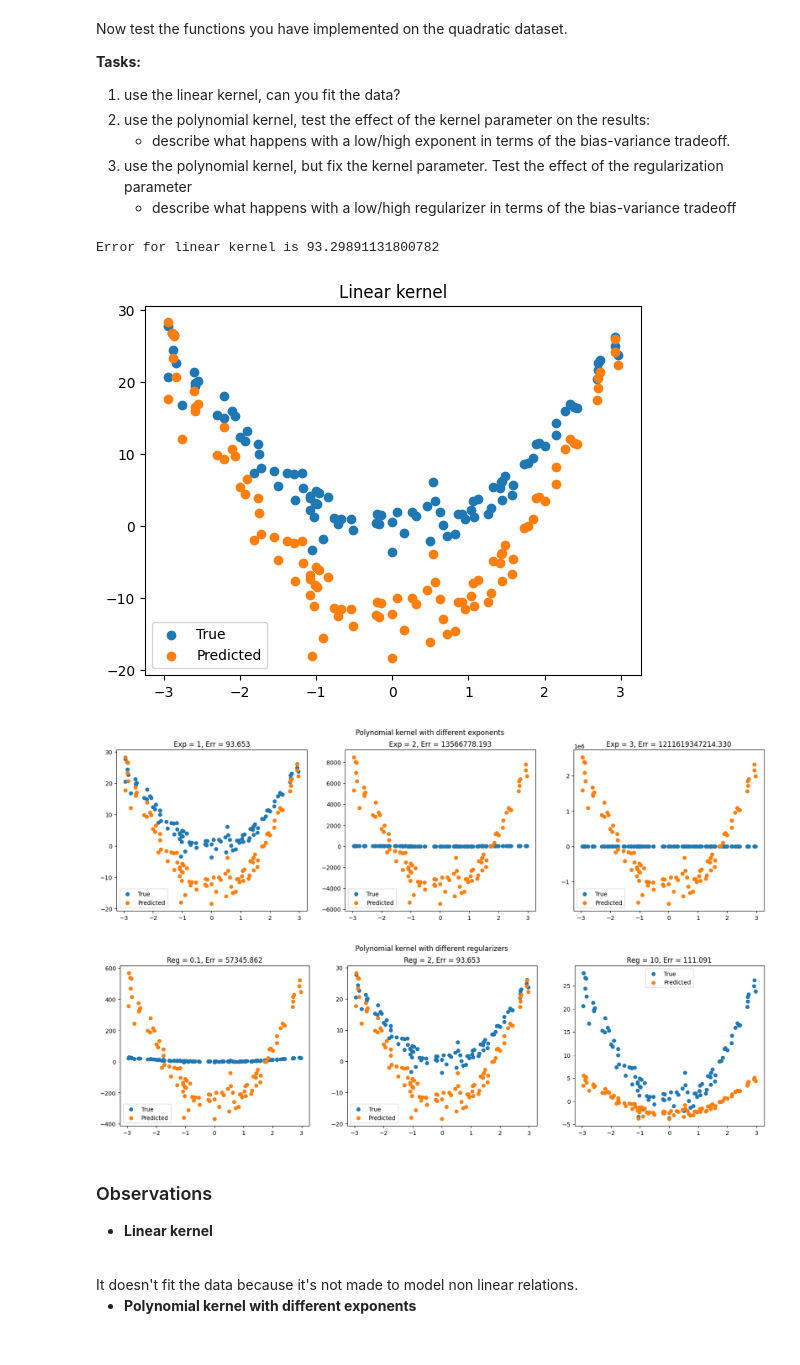
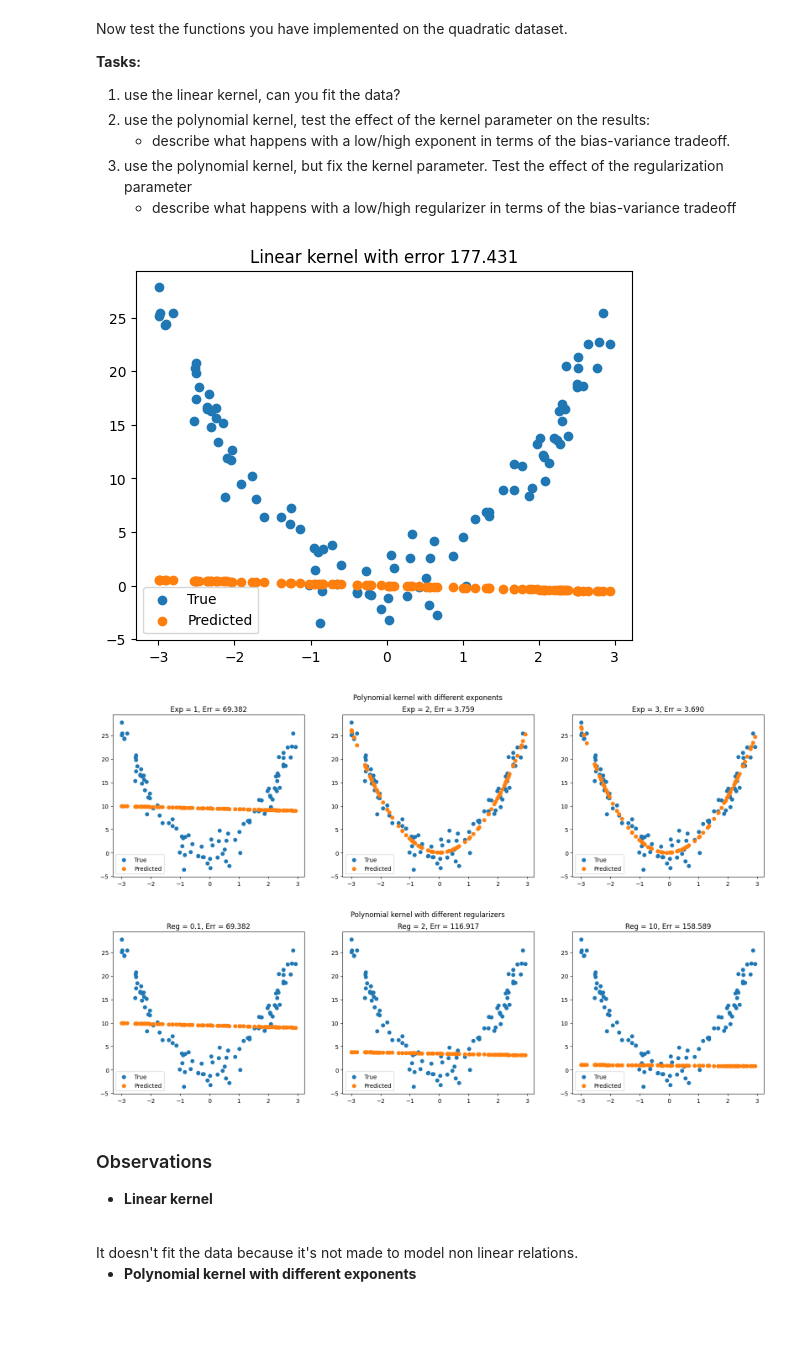
Before and after one commit to girofex/Machine-Learning-Algorithms, a Jupyter notebook: Lab5-KRLS.ipynb, the cells around one changed output. Drawn from its saved outputs; the diff is of its cells as text; code cells hidden in the pictures.

```diff
--- a/Lab5-KRLS.ipynb
+++ b/Lab5-KRLS.ipynb
@@ -137,10 +137,10 @@ def kernel_matrix(X1, X2, kernel_type, param):
     # X1 : array of shape n x d
     # X2 : array of shape m x d
     if kernel_type == 'linear':
-        return X1.T @ X2
+        return X1 @ X2.T
     elif kernel_type == 'polynomial':
         exponent = param
-        return (X1.T @ X2 + 1)**exponent
+        return (X1 @ X2.T + 1)**exponent
     elif kernel_type == 'gaussian':
         lengthscale = param
         return np.exp(-squared_distances(X1, X2) / (2 * (lengthscale**2)))
@@ -176,10 +176,10 @@ and then predictions on some new point $\tilde{x}$ are given by
 $$f^{\mathrm{KRLS}}(\tilde{x}) = k(\tilde{x}, X^{\mathrm{train}}) w$$
 # %%
 def krls_train(x, y, reg_par, kernel_type, kernel_par):
-    w = np.linalg.solve(kernel_matrix(x, y, kernel_type, kernel_par) + x.shape[0] * reg_par * np.eye(x.shape[0]), y)
+    w = np.linalg.solve(kernel_matrix(x, x, kernel_type, kernel_par) + reg_par * x.shape[0] * np.eye(x.shape[0]), y)
     return w
 def krls_predict(x_ts, x_tr, w, kernel_type, kernel_par):
-    return kernel_matrix(x_ts, x_tr, kernel_type, kernel_par) * w
+    return kernel_matrix(x_ts, x_tr, kernel_type, kernel_par) @ w
 # %% [markdown]
 Now test the functions you have implemented on the quadratic dataset.
 
@@ -193,53 +193,51 @@ Now test the functions you have implemented on the quadratic dataset.
 x_tr, y_tr = quadratic_data_gen(100, np.array([3]), 2.0)
 
 # Insert your code here
-reg_par = 2
+reg_par = 0.1
 
 #Linear kernel
 w = krls_train(x_tr, y_tr, reg_par, 'linear', 0)
 pred_tr = krls_predict(x_tr, x_tr, w, 'linear', 0)
-print(f"Error for linear kernel is {calc_err(pred_tr, y_tr)}")
 
 plt.figure()
 plt.scatter(x_tr, y_tr, label="True")
 plt.scatter(x_tr, pred_tr, label="Predicted")
 plt.legend(loc="best");
-plt.title("Linear kernel")
+plt.title("Linear kernel with error %.3f" % calc_err(pred_tr, y_tr))
 
 #Polynomial kernel with different exponents
 plt.figure(figsize=(20, 5))
 plt.suptitle("Polynomial kernel with different exponents")
 
 for exp in [1, 2, 3]:
     w = krls_train(x_tr, y_tr, reg_par, 'polynomial', exp)
     pred_tr = krls_predict(x_tr, x_tr, w, 'polynomial', exp)
     err = calc_err(pred_tr, y_tr)
 
     plt.subplot(1, 3, exp)
     plt.scatter(x_tr, y_tr, label="True")
     plt.scatter(x_tr, pred_tr, label="Predicted")
     plt.legend(loc="best");
     plt.title(f"Exp = {exp}, Err = {err:.3f}")
 
 #Polynomial kernel with different regularizers
 plt.figure(figsize=(20, 5))
 plt.suptitle("Polynomial kernel with different regularizers")
 
 for i, reg in enumerate([0.1, 2, 10], start=1):
     w = krls_train(x_tr, y_tr, reg, 'polynomial', 1)
     pred_tr = krls_predict(x_tr, x_tr, w, 'polynomial', 1)
     err = calc_err(pred_tr, y_tr)
 
     plt.subplot(1, 3, i)
     plt.scatter(x_tr, y_tr, label="True")
     plt.scatter(x_tr, pred_tr, label="Predicted")
     plt.legend(loc="best");
     plt.title(f"Reg = {reg}, Err = {err:.3f}")
 # %% [output]
-Error for linear kernel is 93.29891131800782
-[figure, old version]
+[figure, new version]
-[figure, old version]
+[figure, new version]
-[figure, old version]
+[figure, new version]
 # %% [markdown]
 <h3>Observations</h3>
 
```
Also changed, not shown: parts of 6 cells of this notebook.
